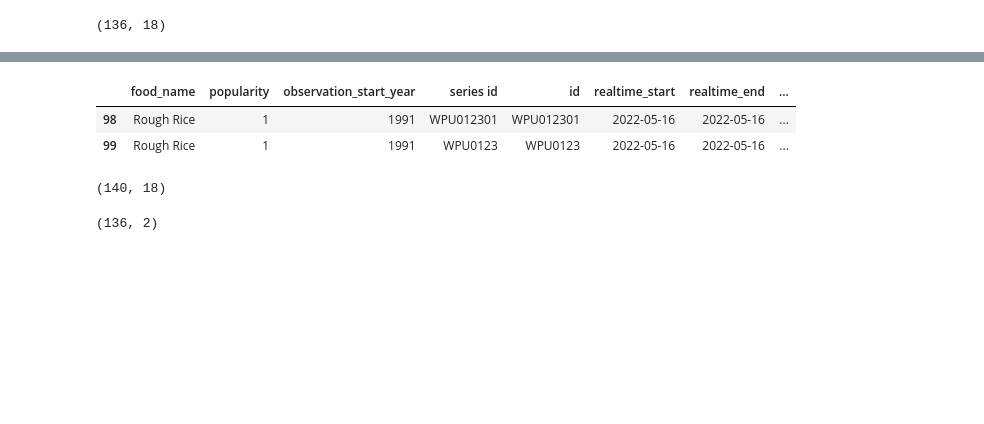
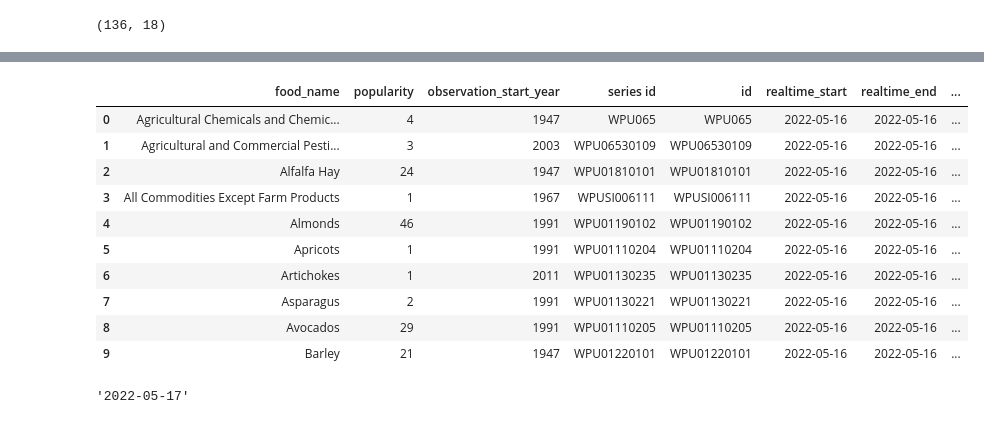
Before and after one commit to hooman34/food_producer_index_app, a Jupyter notebook: notebooks/00_00_download_data.ipynb, the cells around one changed output, grey strips where cells are left out. Drawn from its saved outputs; the diff is of its cells as text; code cells hidden in the pictures; blank space fills up the shorter version.

```diff
--- a/notebooks/00_00_download_data.ipynb
+++ b/notebooks/00_00_download_data.ipynb
@@ -64,14 +74,0 @@ Rough Rice
-# %%
-final.loc[final.food_name=='Rough Rice']
-# %% [output]
-|  | food_name | popularity | observation_start_year | series id | id | realtime_start | realtime_end | ... |
-| 98 | Rough Rice | 1 | 1991 | WPU012301 | WPU012301 | 2022-05-16 | 2022-05-16 | ... |
-| 99 | Rough Rice | 1 | 1991 | WPU0123 | WPU0123 | 2022-05-16 | 2022-05-16 | ... |
-# %%
-df.shape
-# %% [output]
-(140, 18)
-# %%
-latest.shape
-# %% [output]
-(136, 2)
@@ -81,5 +75,19 @@ with open('app/keys/keys.json', 'r') as key_file:
+# %%
+final.head(10)
+# %% [output]
+|  | food_name | popularity | observation_start_year | series id | id | realtime_start | realtime_end | ... |
+| 0 | Agricultural Chemicals and Chemic... | 4 | 1947 | WPU065 | WPU065 | 2022-05-16 | 2022-05-16 | ... |
+| 1 | Agricultural and Commercial Pesti... | 3 | 2003 | WPU06530109 | WPU06530109 | 2022-05-16 | 2022-05-16 | ... |
+| 2 | Alfalfa Hay | 24 | 1947 | WPU01810101 | WPU01810101 | 2022-05-16 | 2022-05-16 | ... |
+| 3 | All Commodities Except Farm Products | 1 | 1967 | WPUSI006111 | WPUSI006111 | 2022-05-16 | 2022-05-16 | ... |
+| 4 | Almonds | 46 | 1991 | WPU01190102 | WPU01190102 | 2022-05-16 | 2022-05-16 | ... |
+| 5 | Apricots | 1 | 1991 | WPU01110204 | WPU01110204 | 2022-05-16 | 2022-05-16 | ... |
+| 6 | Artichokes | 1 | 2011 | WPU01130235 | WPU01130235 | 2022-05-16 | 2022-05-16 | ... |
+| 7 | Asparagus | 2 | 1991 | WPU01130221 | WPU01130221 | 2022-05-16 | 2022-05-16 | ... |
+| 8 | Avocados | 29 | 1991 | WPU01110205 | WPU01110205 | 2022-05-16 | 2022-05-16 | ... |
+| 9 | Barley | 21 | 1947 | WPU01220101 | WPU01220101 | 2022-05-16 | 2022-05-16 | ... |
 # %%
 today = date.today().strftime("%Y-%m-%d")
 today
-
-df = fred_fred('WPU01190102', observation_start='2000-01-01', observation_end=today)
+# %% [output]
+'2022-05-17'
```
Also changed, not shown: parts of 8 cells of this notebook, 7 other files.
